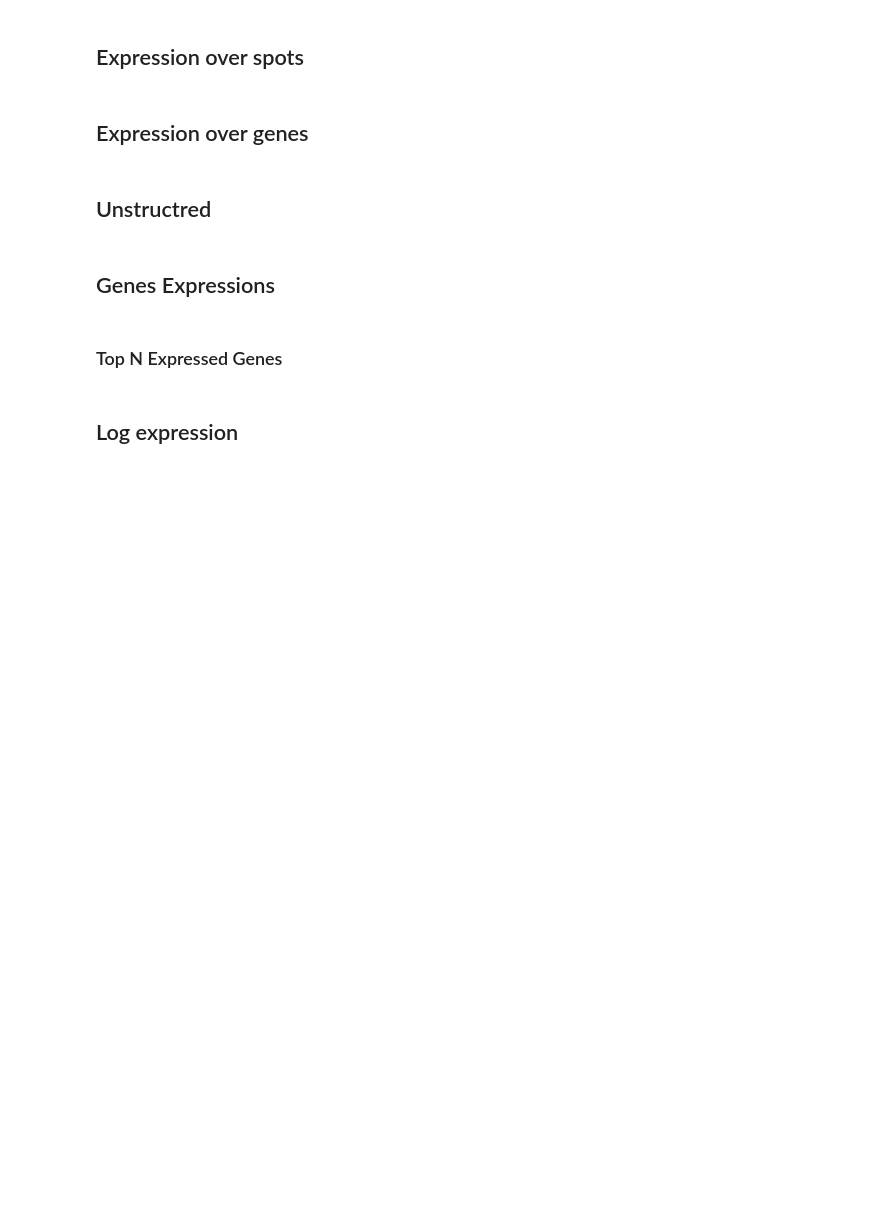
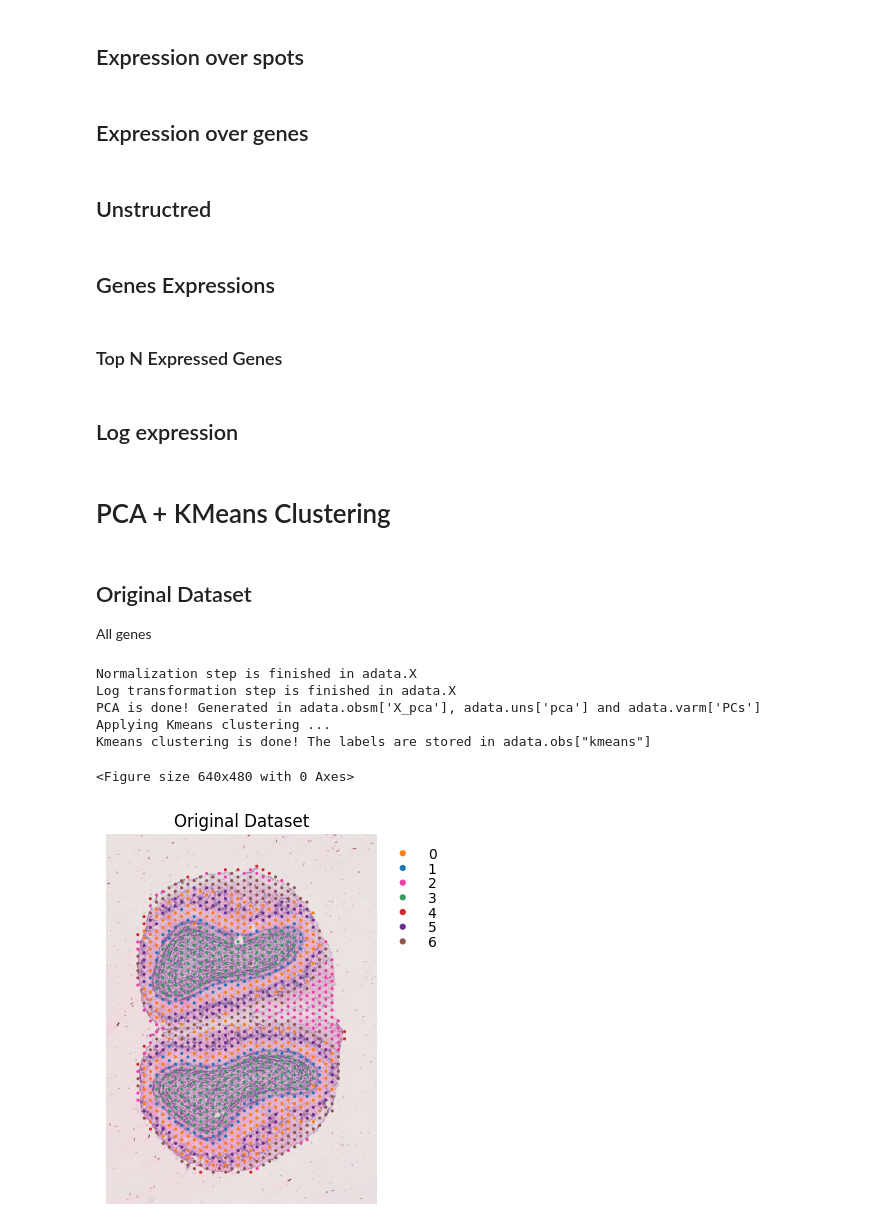
Before and after one commit to GuyAttia/MSC-Final-Project-ST, a Jupyter notebook: notebooks/eda.ipynb, the cells around one changed output. Saved outputs shown, nothing was run; the diff lists cells and outputs as text; code cells hidden in the pictures; blank space fills up the shorter version.

Commit message:
new pca kmenas clustering

```diff
--- a/notebooks/eda.ipynb
+++ b/notebooks/eda.ipynb
@@ -27,6 +33,7 @@ obj = StlearnLoader().load_local_visum(path=path.join('/', 'data', dataset_name)
 x = obj.X.toarray()
 n_spots, n_genes = x.shape
 print(f'# spots: {n_spots} | # genes: {n_genes}')
+original_data_obj = deepcopy(obj) # For clustering image
 obj
 # %% [output]
 # spots: 1185 | # genes: 32285
@@ -302,3 +255,21 @@ obj
 # %%
 total_exp_over_spots(scaled_x)
 total_exp_over_genes(scaled_x, logx=False, logy=False)
+# %% [markdown]
+# PCA + KMeans Clustering
+# %% [markdown]
+## Original Dataset
+All genes
+# %%
+pca_kmeans_clustering(
+    data_obj=original_data_obj,
+    title='Original Dataset'
+)
+# %% [output]
+Normalization step is finished in adata.X
+Log transformation step is finished in adata.X
+PCA is done! Generated in adata.obsm['X_pca'], adata.uns['pca'] and adata.varm['PCs']
+Applying Kmeans clustering ...
+Kmeans clustering is done! The labels are stored in adata.obs["kmeans"]
+<Figure size 640x480 with 0 Axes>
+[figure, added]
```
Also changed, not shown: parts of 23 cells of this notebook, 5 other files.
